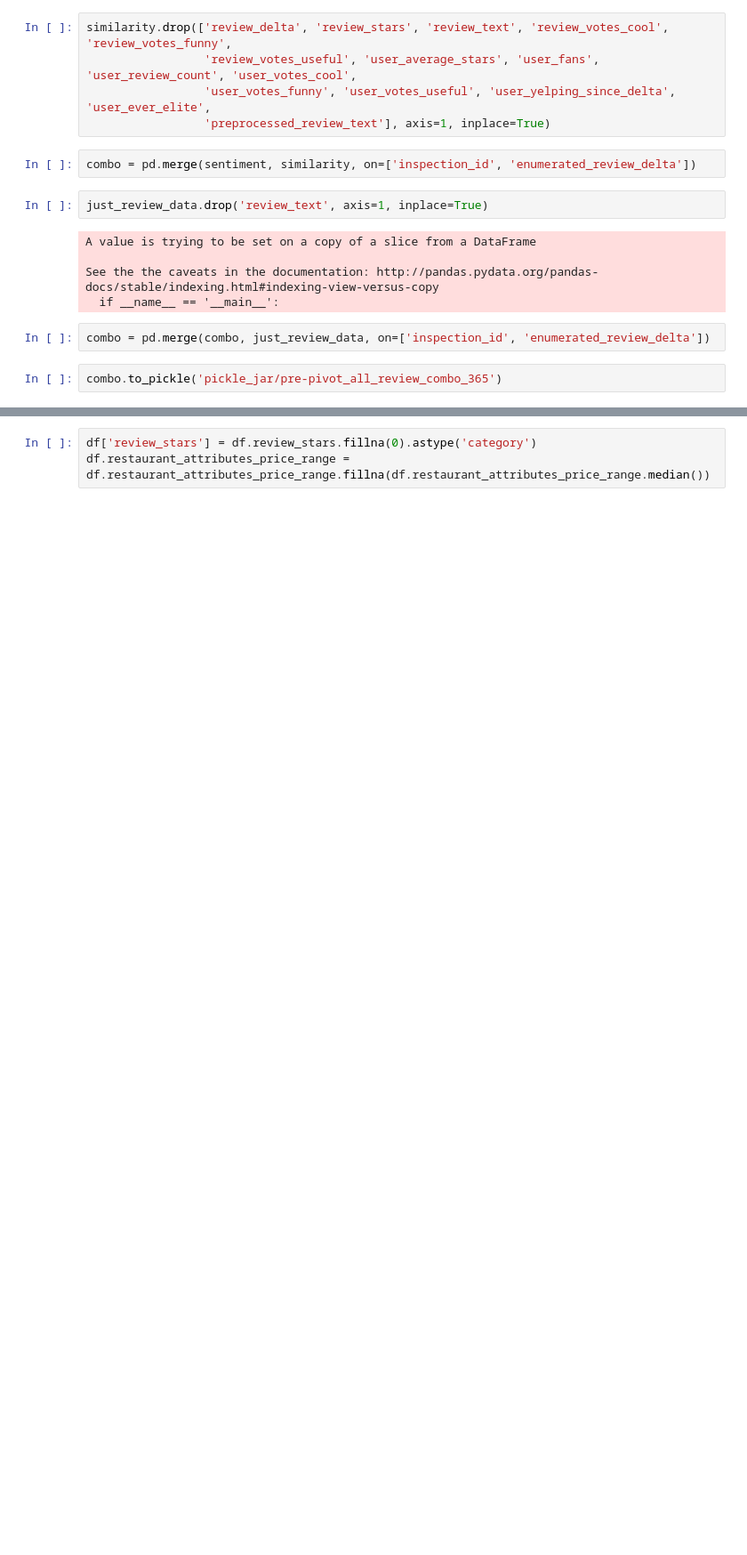
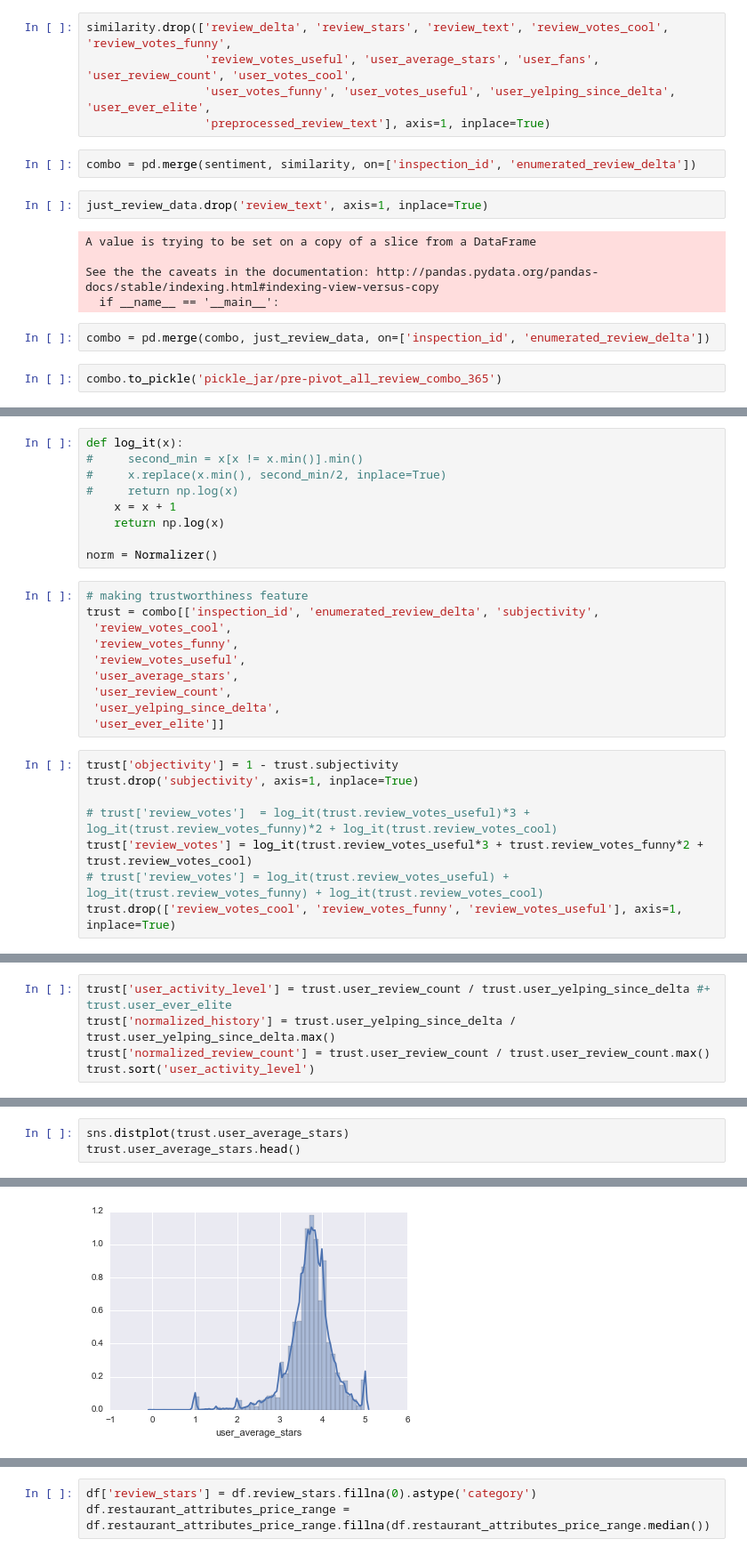
Before and after one commit to potatochip/kojak, a Jupyter notebook: restart.ipynb, the cells around one changed output, grey strips where cells are left out. Shown at 89% size. Saved outputs shown, nothing was run; the diff lists cells and outputs as text; blank space fills up the shorter version.

```diff
--- a/restart.ipynb
+++ b/restart.ipynb
@@ -170,0 +237,27 @@ dtype: int64
+# %%
+def log_it(x):
+#     second_min = x[x != x.min()].min()
+#     x.replace(x.min(), second_min/2, inplace=True)
+#     return np.log(x)
+    x = x + 1
+    return np.log(x)
+
+norm = Normalizer()
+# %%
+# making trustworthiness feature
+trust = combo[['inspection_id', 'enumerated_review_delta', 'subjectivity',
+ 'review_votes_cool',
+ 'review_votes_funny',
+ 'review_votes_useful',
+ 'user_average_stars',
+ 'user_review_count',
+ 'user_yelping_since_delta',
+ 'user_ever_elite']]
+# %%
+trust['objectivity'] = 1 - trust.subjectivity
+trust.drop('subjectivity', axis=1, inplace=True)
+
+# trust['review_votes']  = log_it(trust.review_votes_useful)*3 + log_it(trust.review_votes_funny)*2 + log_it(trust.review_votes_cool)
+trust['review_votes'] = log_it(trust.review_votes_useful*3 + trust.review_votes_funny*2 + trust.review_votes_cool)
+# trust['review_votes'] = log_it(trust.review_votes_useful) + log_it(trust.review_votes_funny) + log_it(trust.review_votes_cool)
+trust.drop(['review_votes_cool', 'review_votes_funny', 'review_votes_useful'], axis=1, inplace=True)
@@ -170,0 +285,5 @@ dtype: int64
+# %%
+trust['user_activity_level'] = trust.user_review_count / trust.user_yelping_since_delta #+ trust.user_ever_elite
+trust['normalized_history'] = trust.user_yelping_since_delta / trust.user_yelping_since_delta.max()
+trust['normalized_review_count'] = trust.user_review_count / trust.user_review_count.max()
+trust.sort('user_activity_level')
@@ -170,0 +345,4 @@ dtype: int64
+# %%
+sns.distplot(trust.user_average_stars)
+trust.user_average_stars.head()
+# %% [output]
@@ -170,0 +355 @@ dtype: int64
+[figure, added]
```
Also changed, not shown: parts of 43 cells of this notebook, 9 other files.
